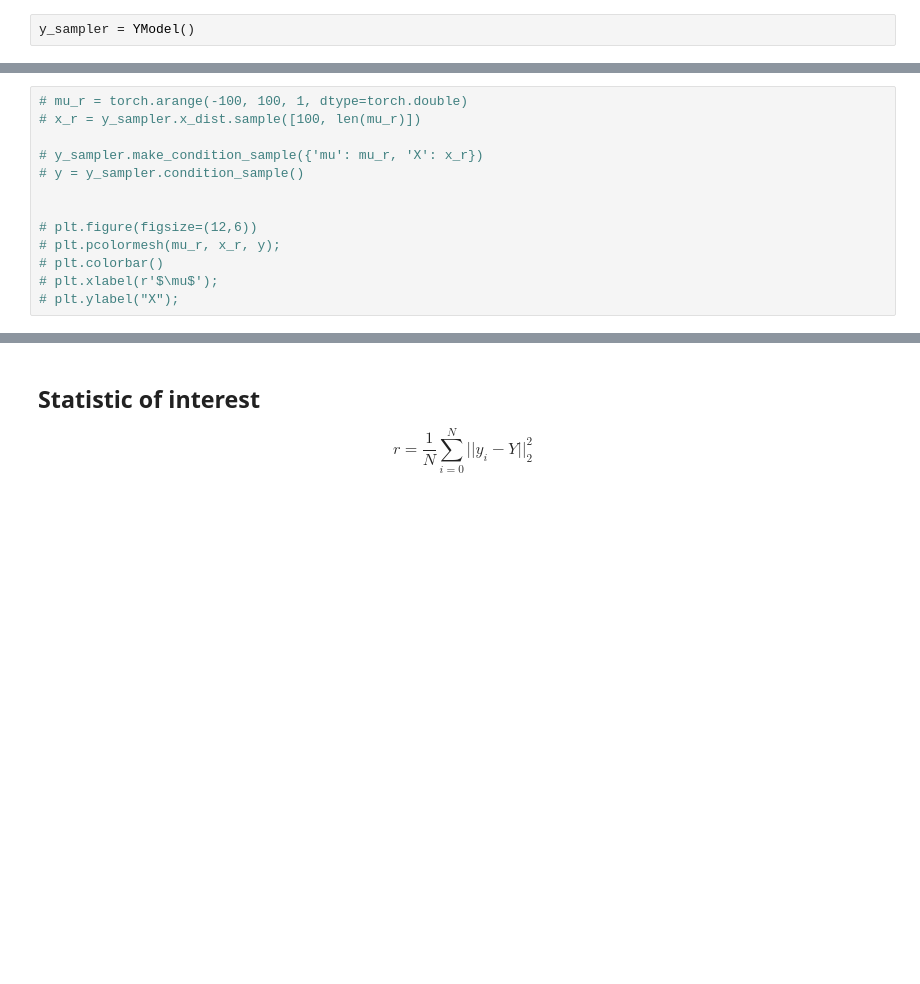
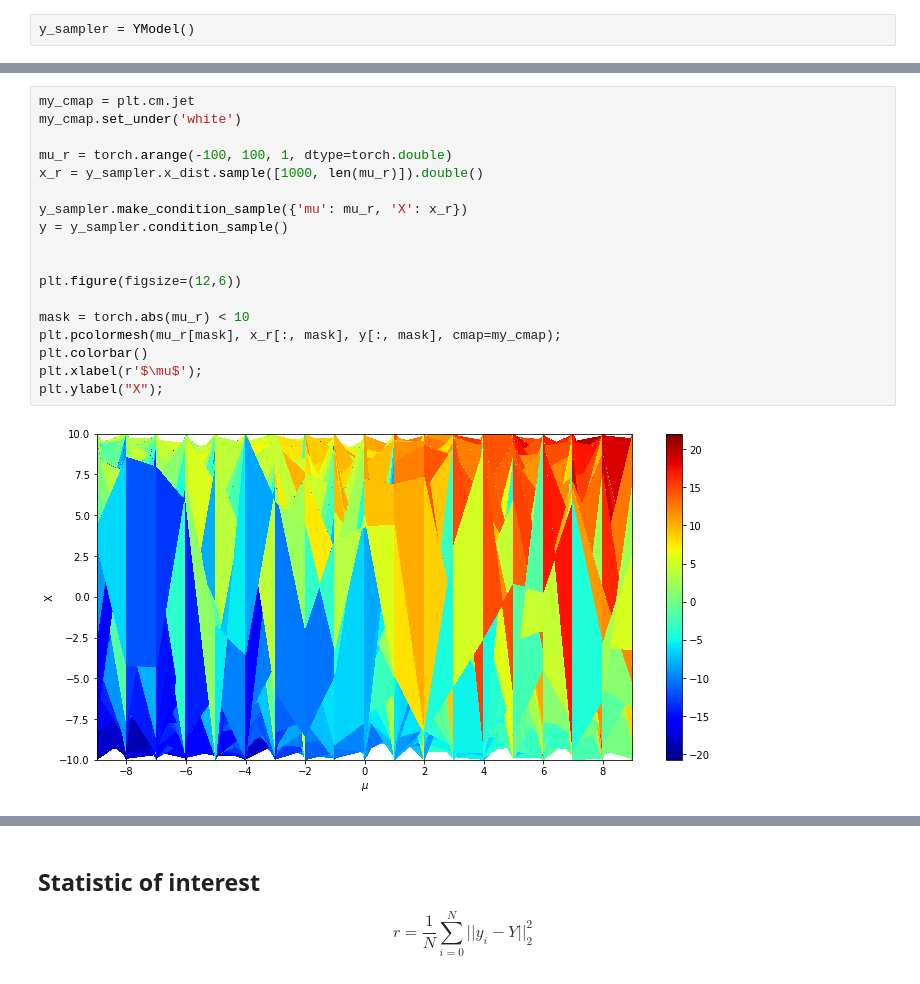
Before and after one commit to SchattenGenie/diff-surrogate, a Jupyter notebook: model.ipynb, the cells around one changed output, grey strips where cells are left out. Cells and saved outputs as stored; diff of their text form; blank space fills up the shorter version.

```diff
--- a/model.ipynb
+++ b/model.ipynb
@@ -73,13 +85,20 @@ Wall time: 1.16 s
 # %%
-# mu_r = torch.arange(-100, 100, 1, dtype=torch.double)
-# x_r = y_sampler.x_dist.sample([100, len(mu_r)])
+my_cmap = plt.cm.jet
+my_cmap.set_under('white')
 
-# y_sampler.make_condition_sample({'mu': mu_r, 'X': x_r})
-# y = y_sampler.condition_sample()
+mu_r = torch.arange(-100, 100, 1, dtype=torch.double)
+x_r = y_sampler.x_dist.sample([1000, len(mu_r)]).double()
+
+y_sampler.make_condition_sample({'mu': mu_r, 'X': x_r})
+y = y_sampler.condition_sample()
 
 
-# plt.figure(figsize=(12,6))
-# plt.pcolormesh(mu_r, x_r, y);
-# plt.colorbar()
-# plt.xlabel(r'$\mu$');
-# plt.ylabel("X");
+plt.figure(figsize=(12,6))
+
+mask = torch.abs(mu_r) < 10
+plt.pcolormesh(mu_r[mask], x_r[:, mask], y[:, mask], cmap=my_cmap);
+plt.colorbar()
+plt.xlabel(r'$\mu$');
+plt.ylabel("X");
+# %% [output]
+[figure, added]
```
Also changed, not shown: parts of 6 cells of this notebook, 3 other files.
